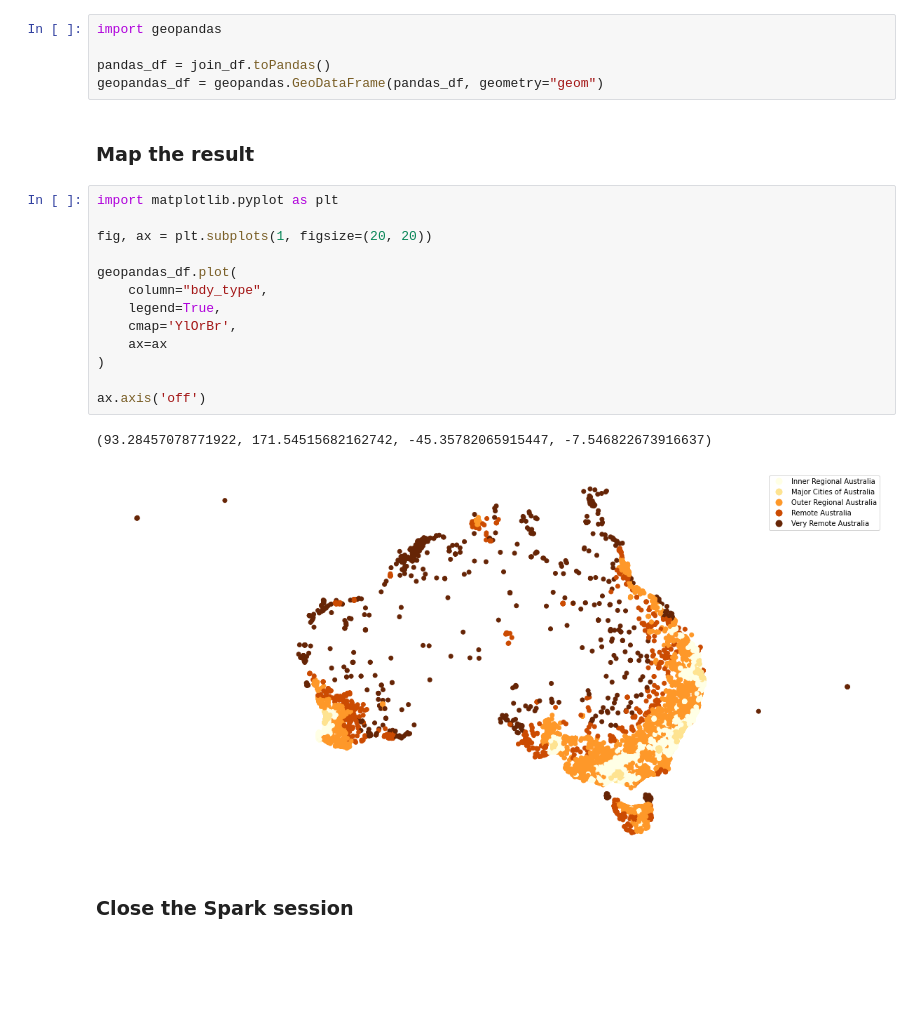
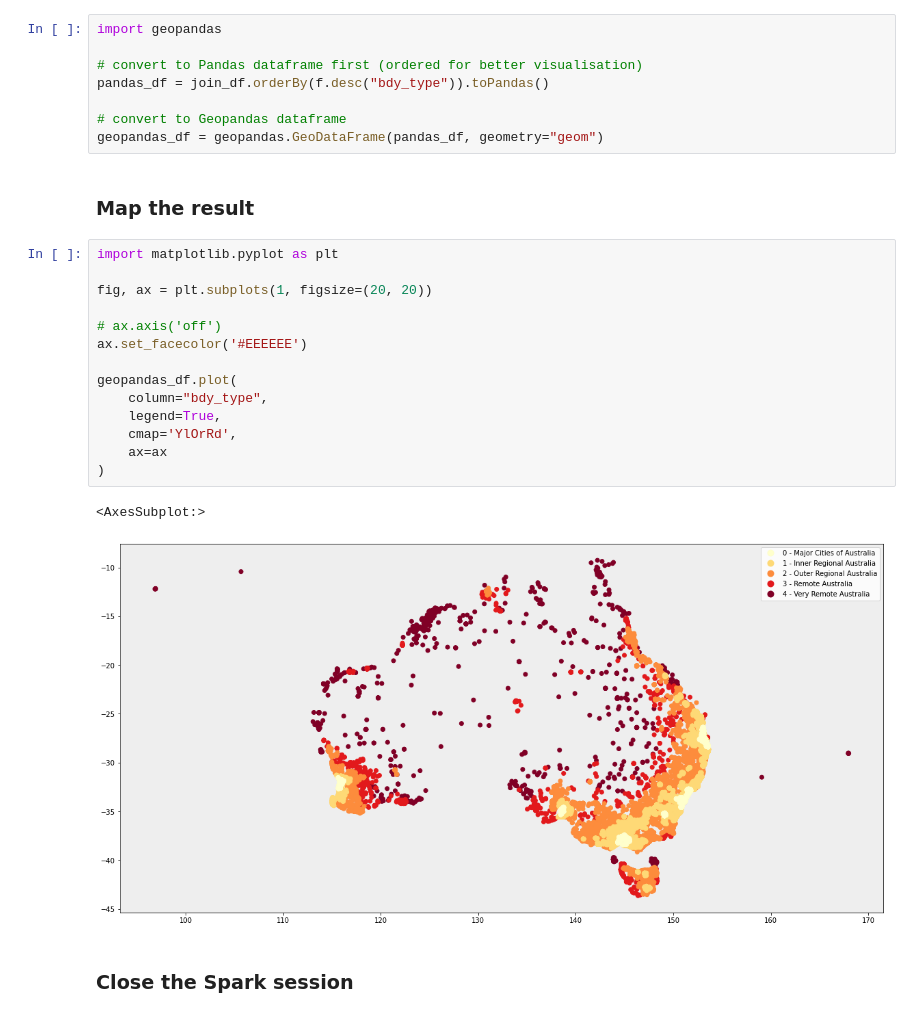
Before and after one commit to iag-geo/spark_testing, a Jupyter notebook: apache_sedona/testing/xx_run_spatial_query.ipynb, the cells around one changed output. Drawn from its saved outputs; the diff is of its cells as text; blank space fills up the shorter version.

```diff
--- a/apache_sedona/testing/xx_run_spatial_query.ipynb
+++ b/apache_sedona/testing/xx_run_spatial_query.ipynb
@@ -232,26 +252,30 @@ Retrieved top 5 rows in 0:00:27.060475
 # %%
 import geopandas
 
-pandas_df = join_df.toPandas()
+# convert to Pandas dataframe first (ordered for better visualisation)
+pandas_df = join_df.orderBy(f.desc("bdy_type")).toPandas()
+
+# convert to Geopandas dataframe
 geopandas_df = geopandas.GeoDataFrame(pandas_df, geometry="geom")
 # %% [markdown]
 ### Map the result
 # %%
 import matplotlib.pyplot as plt
 
 fig, ax = plt.subplots(1, figsize=(20, 20))
 
+# ax.axis('off')
+ax.set_facecolor('#EEEEEE')
+
 geopandas_df.plot(
     column="bdy_type",
     legend=True,
-    cmap='YlOrBr',
+    cmap='YlOrRd',
     ax=ax
 )
-
-ax.axis('off')
 # %% [output]
-(93.28457078771922, 171.54515682162742, -45.35782065915447, -7.546822673916637)
+<AxesSubplot:>
-[figure, old version]
+[figure, new version]
 # %% [markdown]
 ### Close the Spark session
 # %%
```
Also changed, not shown: parts of 6 cells of this notebook.
